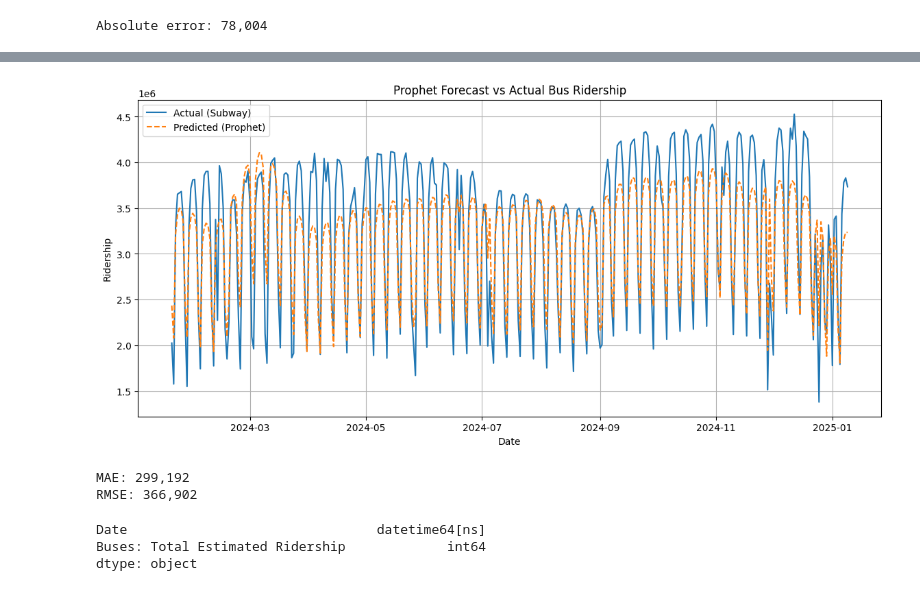
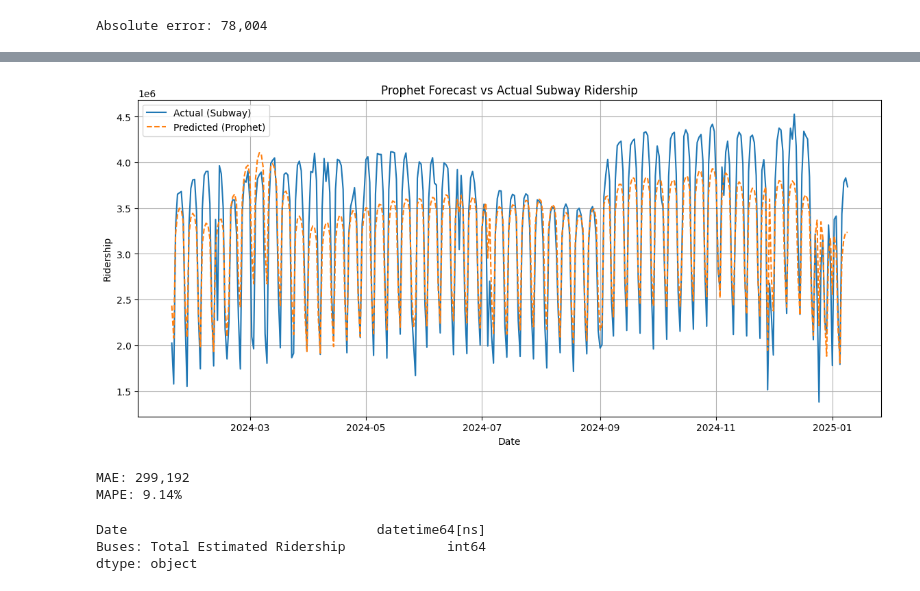
Before and after one commit to abdonkath/MTA_Ridership, a Jupyter notebook: mta.ipynb, the cells around one changed output, grey strips where cells are left out. Drawn from its saved outputs; the diff is of its cells as text; code cells hidden in the pictures.

```diff
--- a/mta.ipynb
+++ b/mta.ipynb
@@ -393,26 +404,27 @@ sub_forecast_test = sub_forecast.loc[sub_test.index]
 # %%
 #Visualize the model: Comparing Predicted Values to Actual Values
 
 plt.figure(figsize=(14, 6))
 
 plt.plot(sub_test.index, sub_test['y'], label='Actual (Subway)')
 plt.plot(sub_forecast_test.index, sub_forecast_test['yhat'], label='Predicted (Prophet)', linestyle='--')
 
-plt.title("Prophet Forecast vs Actual Bus Ridership")
+plt.title("Prophet Forecast vs Actual Subway Ridership")
 plt.xlabel("Date")
 plt.ylabel("Ridership")
 plt.legend()
 plt.grid(True)
 plt.show()
 # %% [output]
-[figure, old version]
+[figure, new version]
 # %%
 mae = mean_absolute_error(sub_test['y'], sub_forecast_test['yhat'])
-rmse = root_mean_squared_error(sub_test['y'], sub_forecast_test['yhat'])
 
 print(f"MAE: {mae:,.0f}")
-print(f"RMSE: {rmse:,.0f}")
+
+sub_mape_prophet = (mae/avg_subway) * 100
+print(f"MAPE: {sub_mape_prophet:.2f}%")
 # %% [output]
 MAE: 299,192
-RMSE: 366,902
+MAPE: 9.14%
 # %%
```
Also changed, not shown: parts of 9 cells of this notebook.
